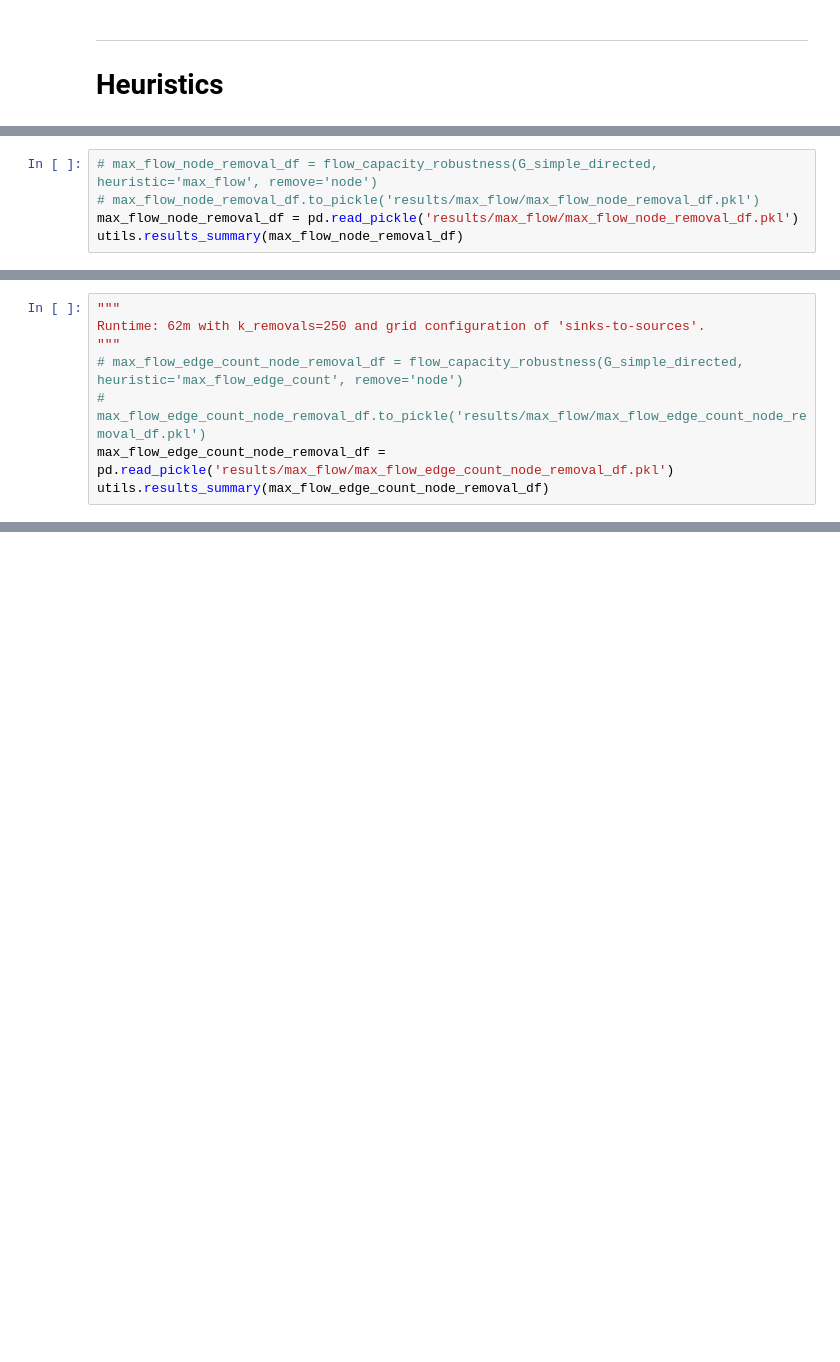
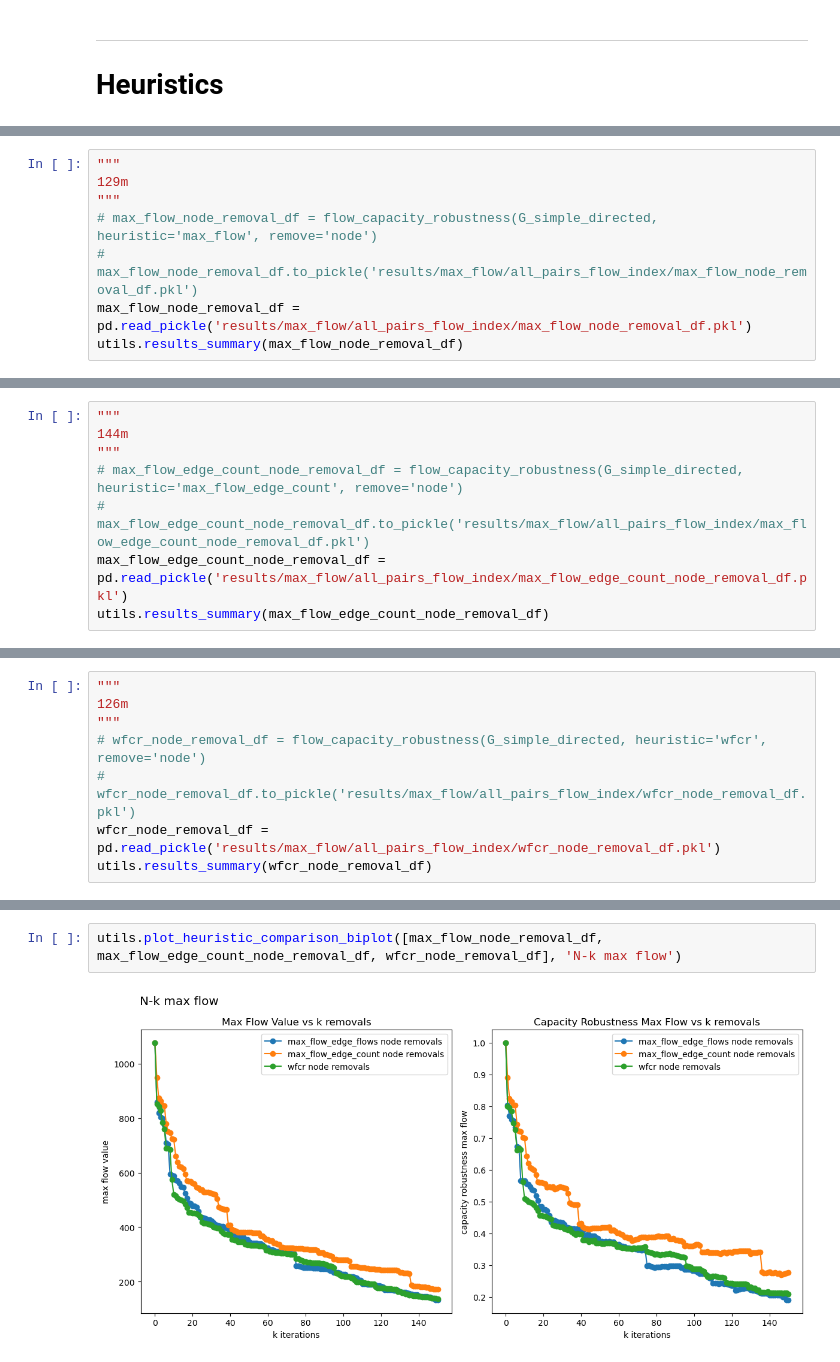
Before and after one commit to johanmasvie/iggielgn_topology_analysis, a Jupyter notebook: N-k_MAX_FLOW.ipynb, the cells around one changed output, grey strips where cells are left out. Cells and saved outputs as stored; diff of their text form; blank space fills up the shorter version.

```diff
--- a/N-k_MAX_FLOW.ipynb
+++ b/N-k_MAX_FLOW.ipynb
@@ -298,6 +240,9 @@ Variation in damage per entity removal: 25.66
 # %%
+"""
+129m
+"""
 # max_flow_node_removal_df = flow_capacity_robustness(G_simple_directed, heuristic='max_flow', remove='node')
-# max_flow_node_removal_df.to_pickle('results/max_flow/max_flow_node_removal_df.pkl')
-max_flow_node_removal_df = pd.read_pickle('results/max_flow/max_flow_node_removal_df.pkl')
+# max_flow_node_removal_df.to_pickle('results/max_flow/all_pairs_flow_index/max_flow_node_removal_df.pkl')
+max_flow_node_removal_df = pd.read_pickle('results/max_flow/all_pairs_flow_index/max_flow_node_removal_df.pkl')
 utils.results_summary(max_flow_node_removal_df)
 # %% [output]
@@ -321,10 +266,10 @@ Variation in damage per entity removal: 17.19
 # %%
 """
-Runtime: 62m with k_removals=250 and grid configuration of 'sinks-to-sources'.
+144m
 """
 # max_flow_edge_count_node_removal_df = flow_capacity_robustness(G_simple_directed, heuristic='max_flow_edge_count', remove='node')
-# max_flow_edge_count_node_removal_df.to_pickle('results/max_flow/max_flow_edge_count_node_removal_df.pkl')
-max_flow_edge_count_node_removal_df = pd.read_pickle('results/max_flow/max_flow_edge_count_node_removal_df.pkl')
+# max_flow_edge_count_node_removal_df.to_pickle('results/max_flow/all_pairs_flow_index/max_flow_edge_count_node_removal_df.pkl')
+max_flow_edge_count_node_removal_df = pd.read_pickle('results/max_flow/all_pairs_flow_index/max_flow_edge_count_node_removal_df.pkl')
 utils.results_summary(max_flow_edge_count_node_removal_df)
 # %% [output]
 Heuristic: max_flow_edge_count
@@ -369,0 +297,8 @@ Variation in damage per entity removal: 49.07
+# %%
+"""
+126m
+"""
+# wfcr_node_removal_df = flow_capacity_robustness(G_simple_directed, heuristic='wfcr', remove='node')
+# wfcr_node_removal_df.to_pickle('results/max_flow/all_pairs_flow_index/wfcr_node_removal_df.pkl')
+wfcr_node_removal_df = pd.read_pickle('results/max_flow/all_pairs_flow_index/wfcr_node_removal_df.pkl')
+utils.results_summary(wfcr_node_removal_df)
@@ -369,0 +323,4 @@ Variation in damage per entity removal: 49.07
+# %%
+utils.plot_heuristic_comparison_biplot([max_flow_node_removal_df, max_flow_edge_count_node_removal_df, wfcr_node_removal_df], 'N-k max flow')
+# %% [output]
+[figure, added]
```
Also changed, not shown: parts of 28 cells of this notebook, 38 other files.
